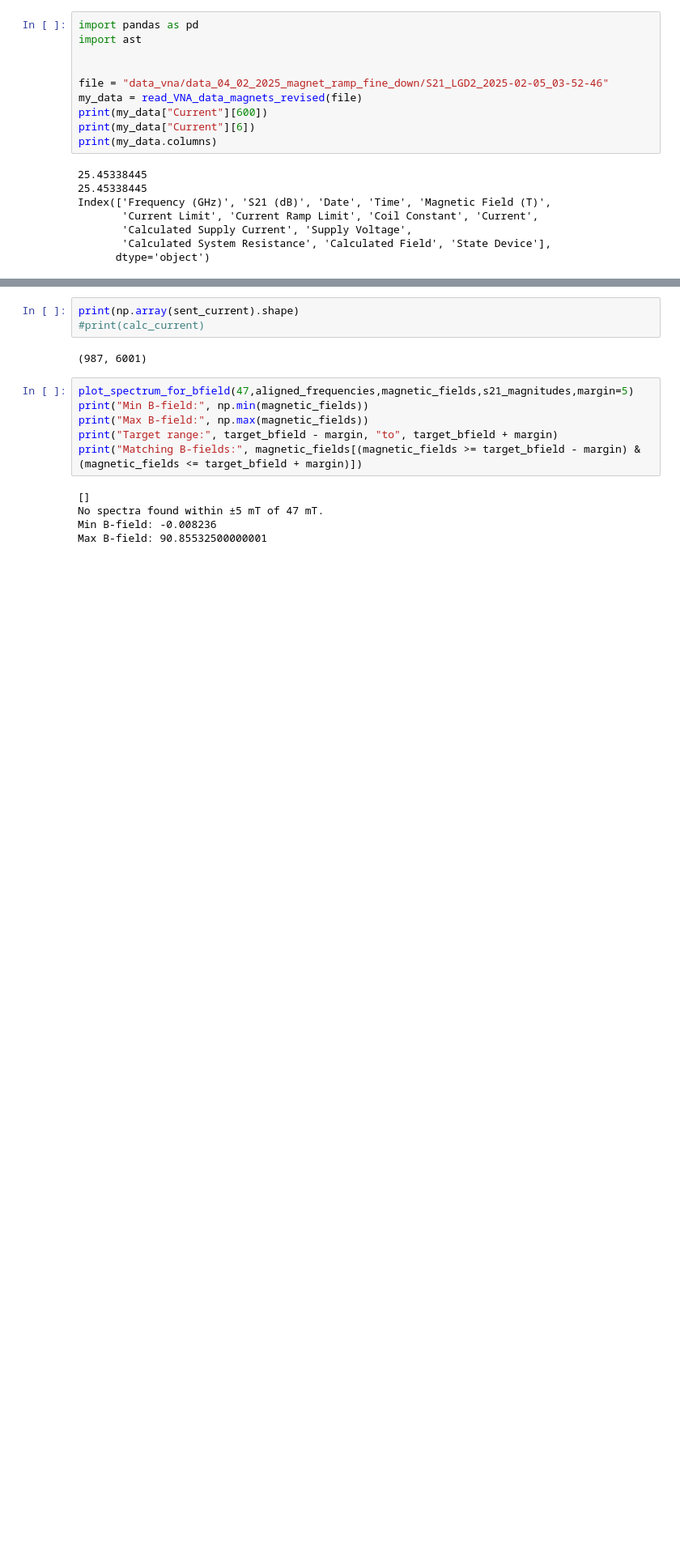
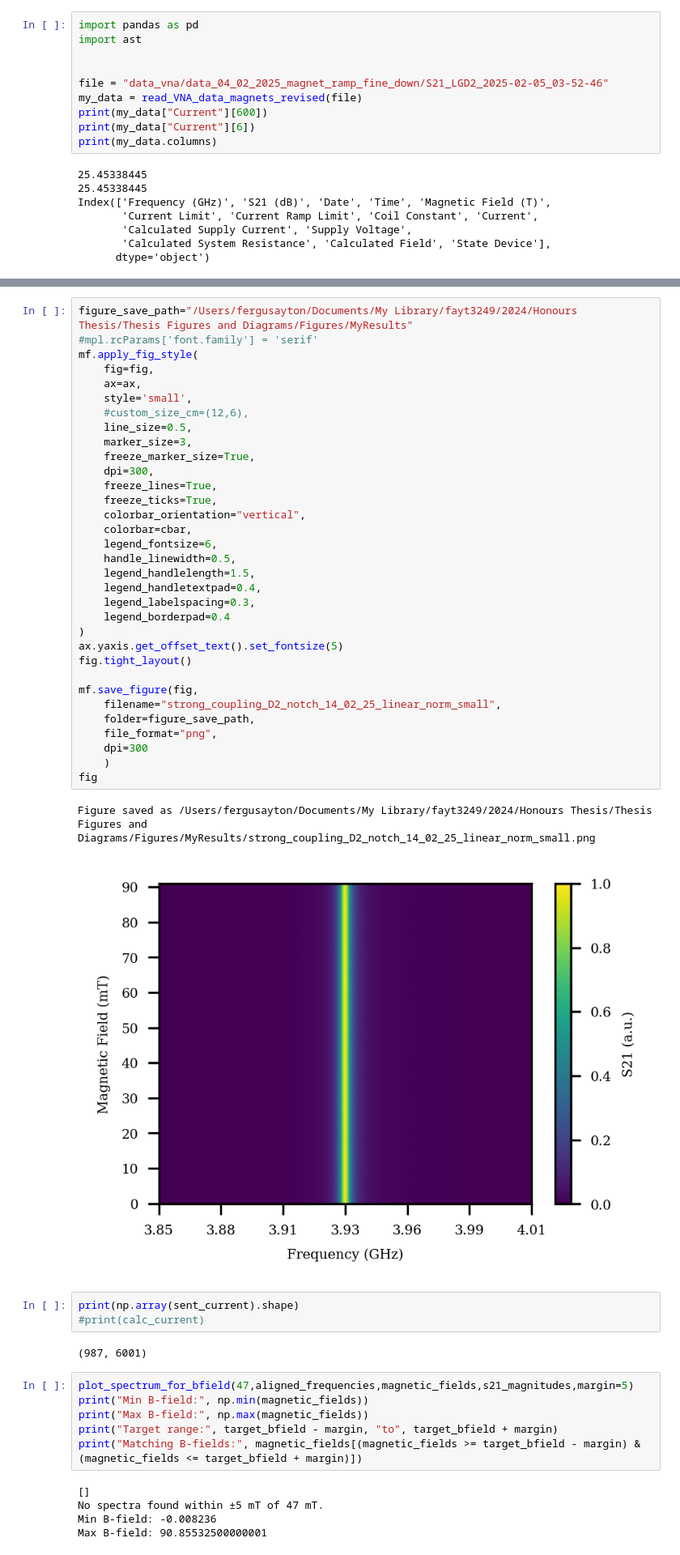
Before and after one commit to fergusayton/sample_coupling_analysis, a Jupyter notebook: 14_02_2025_sc_analysis.ipynb, the cells around one changed output, grey strips where cells are left out. Shown at 81% size. Saved outputs shown, nothing was run; the diff lists cells and outputs as text; blank space fills up the shorter version.

```diff
--- a/14_02_2025_sc_analysis.ipynb
+++ b/14_02_2025_sc_analysis.ipynb
@@ -240,3 +269,39 @@ plt.show()
+# %%
+figure_save_path="/Users/fergusayton/Documents/My Library/fayt3249/2024/Honours Thesis/Thesis Figures and Diagrams/Figures/MyResults"
+#mpl.rcParams['font.family'] = 'serif'
+mf.apply_fig_style(
+    fig=fig,
+    ax=ax,
+    style='small',
+    #custom_size_cm=(12,6),
+    line_size=0.5,
+    marker_size=3,
+    freeze_marker_size=True,
+    dpi=300,
+    freeze_lines=True,
+    freeze_ticks=True,
+    colorbar_orientation="vertical",
+    colorbar=cbar,
+    legend_fontsize=6,
+    handle_linewidth=0.5,
+    legend_handlelength=1.5,
+    legend_handletextpad=0.4,
+    legend_labelspacing=0.3,
+    legend_borderpad=0.4
+)
+ax.yaxis.get_offset_text().set_fontsize(5)
+fig.tight_layout()
+
+mf.save_figure(fig,
+    filename="strong_coupling_D2_notch_14_02_25_linear_norm_small",
+    folder=figure_save_path,
+    file_format="png",
+    dpi=300
+    )
+fig
+# %% [output]
+Figure saved as /Users/fergusayton/Documents/My Library/fayt3249/2024/Honours Thesis/Thesis Figures and Diagrams/Figures/MyResults/strong_coupling_D2_notch_14_02_25_linear_norm_small.png
+[figure, added]
 # %%
 print(np.array(sent_current).shape)
 #print(calc_current)
```
Also changed, not shown: parts of 6 cells of this notebook, 5 other files.
